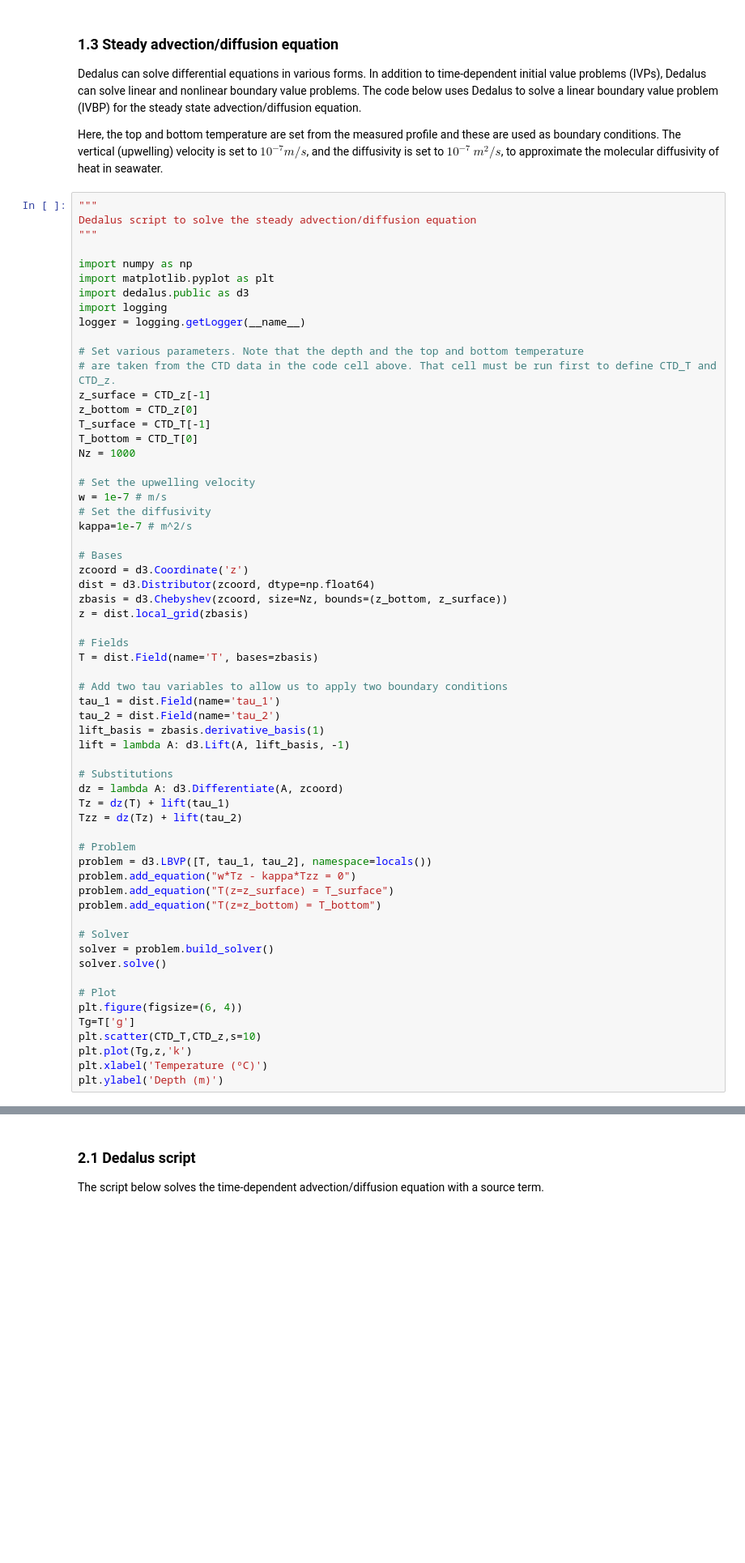
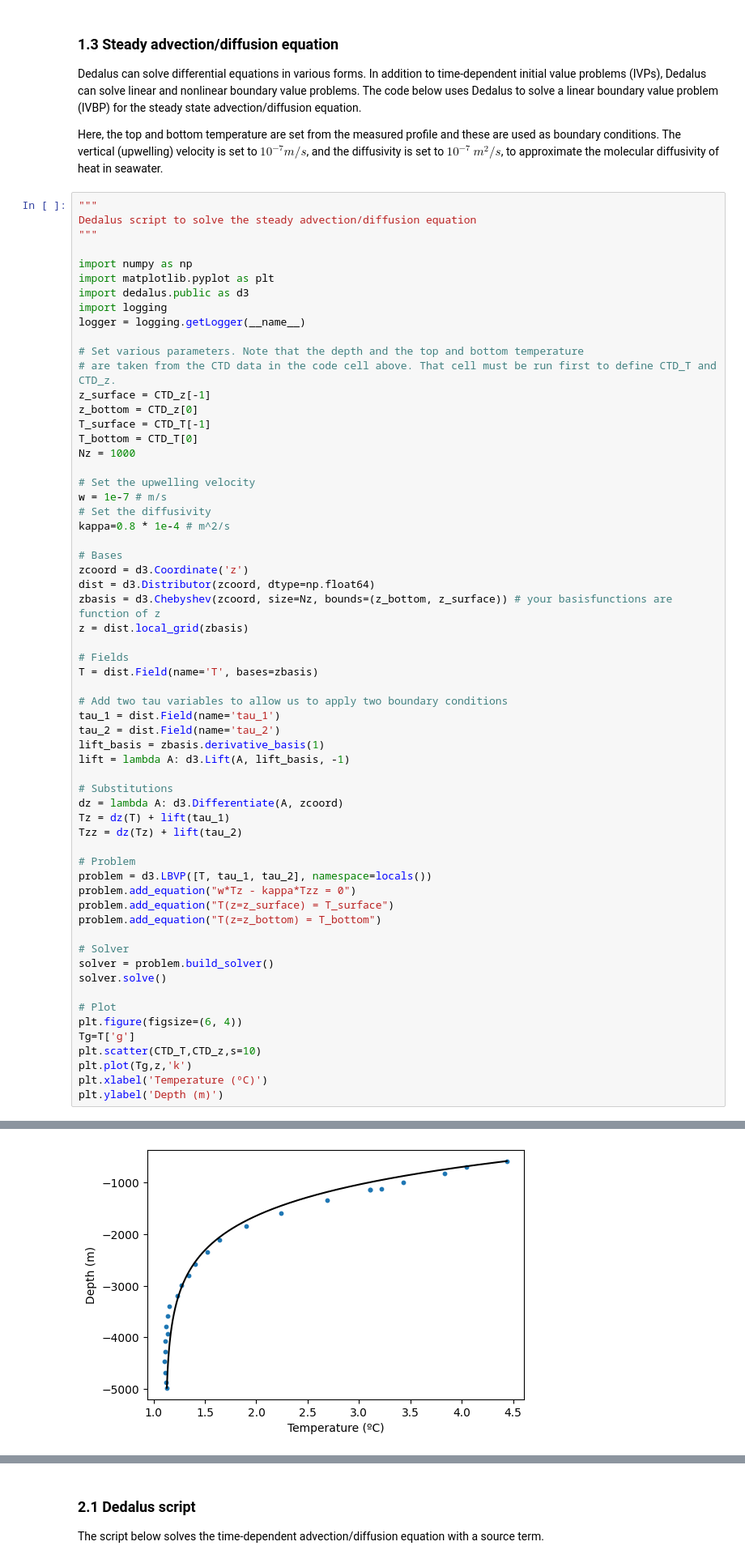
Before and after one commit to JefPhilippe/QCES, a Jupyter notebook: Project2_transport.ipynb, the cells around one changed output, grey strips where cells are left out. Shown: that part at 81% size. Drawn from its saved outputs; the diff is of its cells as text; blank space fills up the shorter version.

```diff
--- a/Project2_transport.ipynb
+++ b/Project2_transport.ipynb
@@ -114,12 +135,12 @@ Nz = 1000
 # Set the upwelling velocity
 w = 1e-7 # m/s
 # Set the diffusivity
-kappa=1e-7 # m^2/s
+kappa=0.8 * 1e-4 # m^2/s
 
 # Bases
 zcoord = d3.Coordinate('z')
 dist = d3.Distributor(zcoord, dtype=np.float64)
-zbasis = d3.Chebyshev(zcoord, size=Nz, bounds=(z_bottom, z_surface))
+zbasis = d3.Chebyshev(zcoord, size=Nz, bounds=(z_bottom, z_surface)) # your basisfunctions are function of z
 z = dist.local_grid(zbasis)
 
 # Fields
@@ -153,3 +174,4 @@ plt.scatter(CTD_T,CTD_z,s=10)
 plt.plot(Tg,z,'k')
 plt.xlabel('Temperature (ºC)')
 plt.ylabel('Depth (m)')
+# %% [output]
@@ -156,3 +181,4 @@ plt.ylabel('Depth (m)')
+[figure, added]
 # %% [markdown]
 ### 1.4 Student investigation
 <a id='section1pt4'></a>
```
Also changed, not shown: parts of 15 cells of this notebook.
